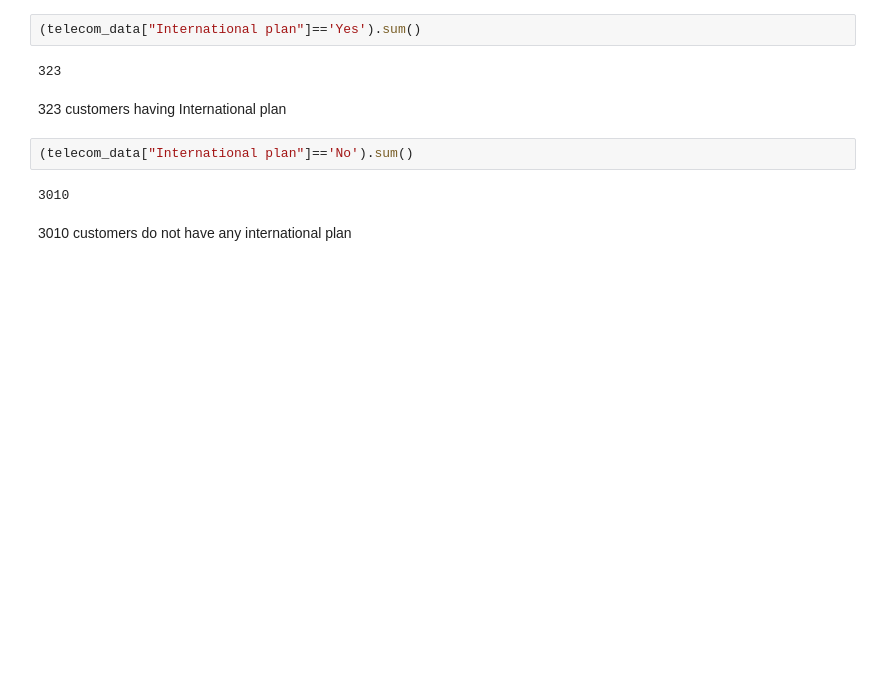
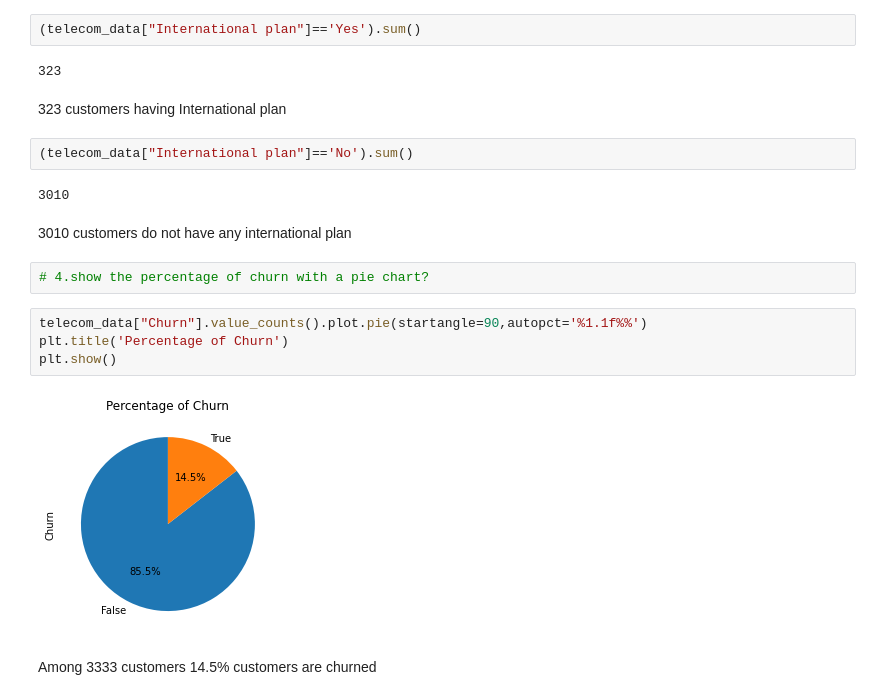
Before and after one commit to m123m12/Telecom-Churn-Analysis, a Jupyter notebook: Copy_of_Telecom_Churn_Analysis_Capstone_Project.ipynb, the cells around one changed output. Saved outputs shown, nothing was run; the diff lists cells and outputs as text; blank space fills up the shorter version.

```diff
--- a/Copy_of_Telecom_Churn_Analysis_Capstone_Project.ipynb
+++ b/Copy_of_Telecom_Churn_Analysis_Capstone_Project.ipynb
@@ -157,3 +223,13 @@ dtype: int64
 3010
 # %% [markdown]
 3010 customers do not have any international plan
+# %%
+# 4.show the percentage of churn with a pie chart?
+# %%
+telecom_data["Churn"].value_counts().plot.pie(startangle=90,autopct='%1.1f%%')
+plt.title('Percentage of Churn')
+plt.show()
+# %% [output]
+[figure, added]
+# %% [markdown]
+Among 3333 customers 14.5% customers are churned
```
Also changed, not shown: parts of 3 cells of this notebook.
